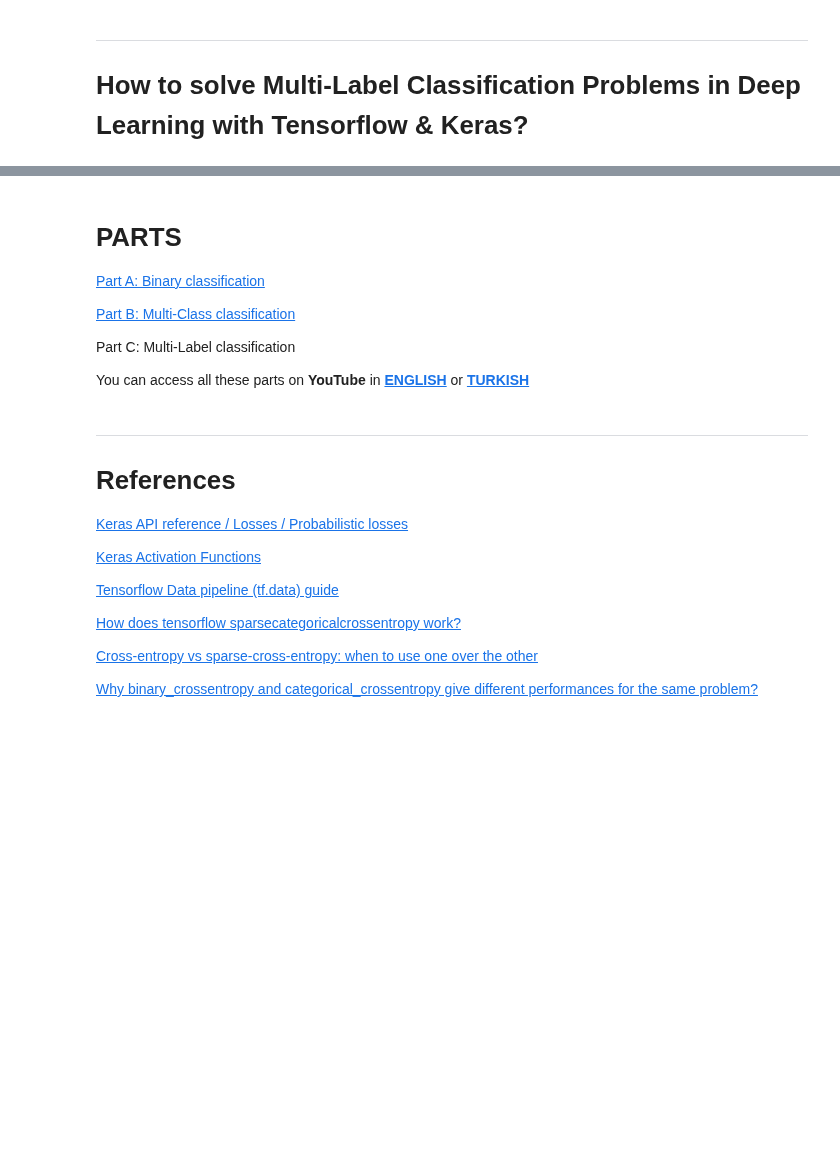
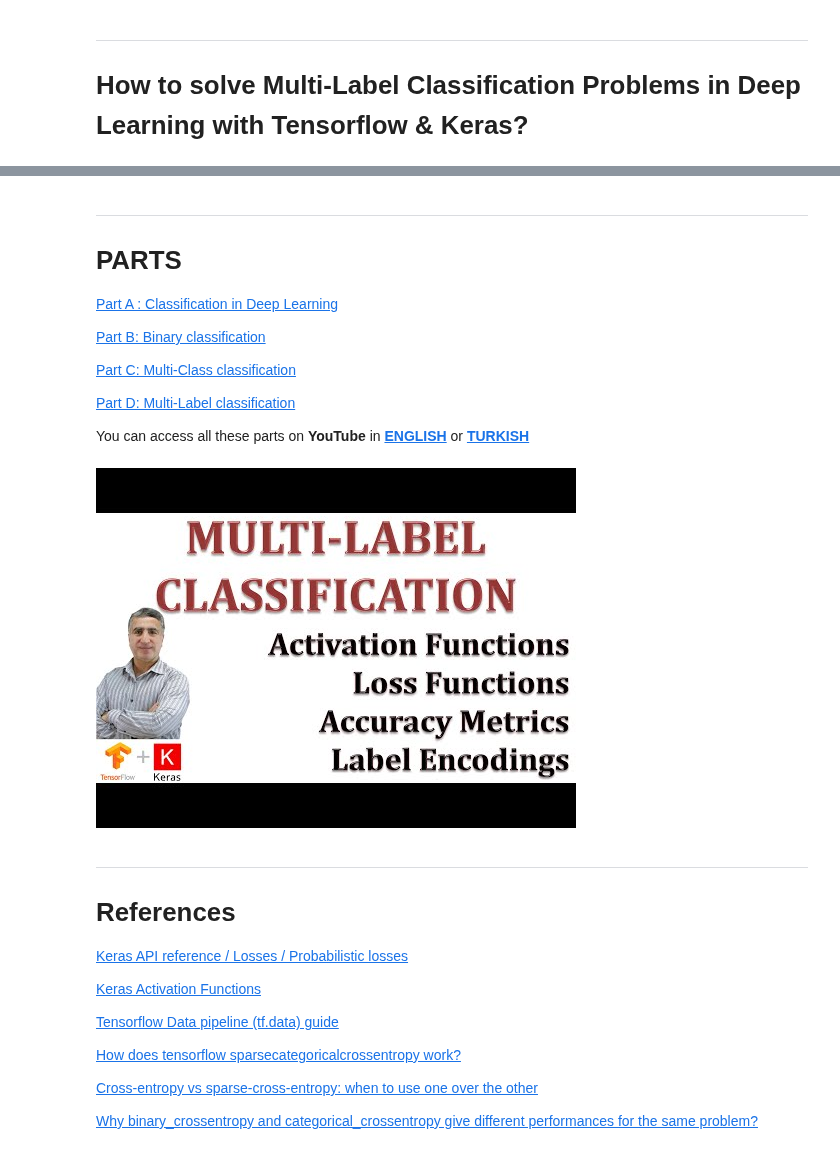
Before and after one commit to kmkarakaya/Deep-Learning-Tutorials, a Jupyter notebook: How_to_solve_Multi_Label_Classification_Problems_in_Deep_Learning_with_Tensorflow_&_Keras.ipynb, the cells around one changed output, grey strips where cells are left out. Saved outputs shown, nothing was run; the diff lists cells and outputs as text; code cells hidden in the pictures; blank space fills up the shorter version.

```diff
--- a/How_to_solve_Multi_Label_Classification_Problems_in_Deep_Learning_with_Tensorflow_&_Keras.ipynb
+++ b/How_to_solve_Multi_Label_Classification_Problems_in_Deep_Learning_with_Tensorflow_&_Keras.ipynb
@@ -41,15 +89,21 @@ If you are ready, let's get started!
 # %% [markdown]
+---
 # PARTS
-[Part A: Binary classification](https://kmkarakaya.medium.com/which-activation-loss-functions-part-a-e16f5ad6d82a)
 
-[Part B: Multi-Class classification](https://kmkarakaya.medium.com/which-activation-loss-functions-in-multi-class-clasification-4cd599e4e61f)
+[Part A : Classification in Deep Learning](https://kmkarakaya.medium.com/how-to-solve-classification-problems-in-deep-learning-with-tensorflow-keras-6e39c5b09501)
 
-Part C: Multi-Label classification
+[Part B: Binary classification](https://kmkarakaya.medium.com/which-activation-loss-functions-part-a-e16f5ad6d82a)
+
+[Part C: Multi-Class classification](https://kmkarakaya.medium.com/which-activation-loss-functions-in-multi-class-clasification-4cd599e4e61f)
+
+[Part D: Multi-Label classification ](https://kmkarakaya.medium.com/how-to-solve-multi-label-classification-problems-in-deep-learning-with-tensorflow-keras-7fb933243595)
 
 You can access all these parts on **YouTube** in [**ENGLISH**](https://youtube.com/playlist?list=PLQflnv_s49v-RGv6jb_sFOb_of9VOEpKG) or [**TURKISH**](https://youtube.com/playlist?list=PLQflnv_s49v8xVM2mUaUfllqeUsMtfW83)
 # %%
 from IPython.lib.display import YouTubeVideo
-#YouTubeVideo('cKCt7RHfuyA')
+YouTubeVideo('QBHjpjymqbM')
+# %% [output]
+[figure, added]
 # %% [markdown]
 ---
 # References
```
Also changed, not shown: parts of 159 cells of this notebook.
